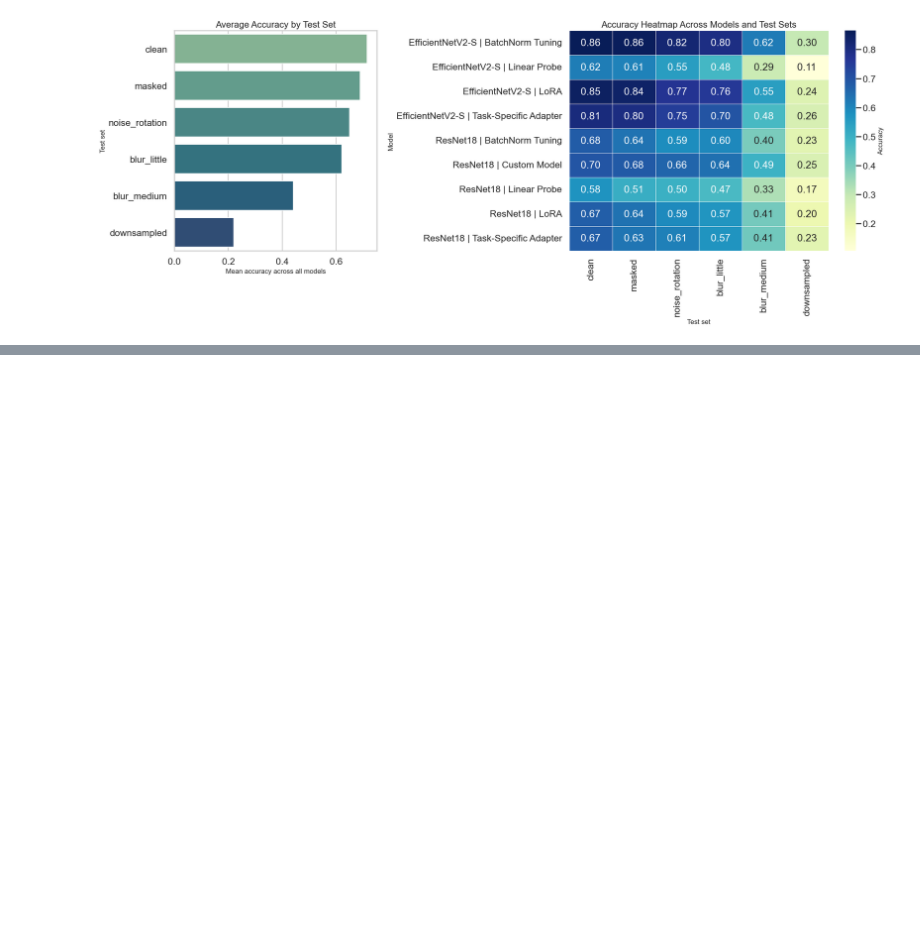
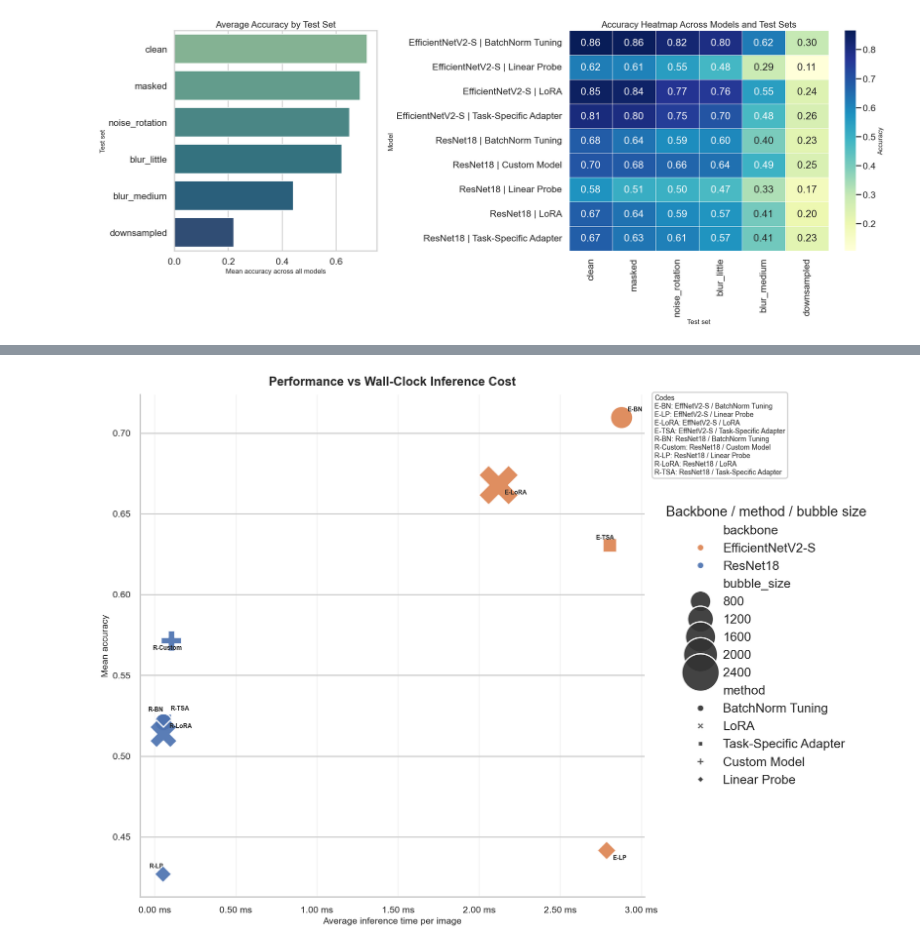
Before and after one commit to phanguy30/food_classification, a Jupyter notebook: analysis.ipynb, the cells around one changed output, grey strips where cells are left out. Cells and saved outputs as stored; diff of their text form; code cells hidden in the pictures; blank space fills up the shorter version.

```diff
--- a/analysis.ipynb
+++ b/analysis.ipynb
@@ -310,0 +329,26 @@ plt.show()
+# %%
+size_scale = plot_df["trainable_parameters"] / plot_df["trainable_parameters"].max()
+plot_df["bubble_size"] = 500 + 2200 * size_scale
+
+fig, ax = plt.subplots(figsize=(14, 10), constrained_layout=True)
+sns.scatterplot(
+    data=plot_df,
+    x="avg_time_per_image",
+    y="mean_accuracy",
+    size="bubble_size",
+    hue="backbone",
+    style="method",
+    palette=palette,
+    sizes=(500, 2700),
+    alpha=0.92,
+    ax=ax,
+)
+annotate_codes(ax, plot_df, "avg_time_per_image", "mean_accuracy", dx=8, dy=8)
+style_axis(ax, xlabel="Average inference time per image", ylabel="Mean accuracy", title="Performance vs Wall-Clock Inference Cost")
+ax.xaxis.set_major_formatter(FuncFormatter(lambda x, pos: f"{x * 1000:.2f} ms"))
+ax.tick_params(axis="both", labelsize=12)
+ax.legend(title="Backbone / method / bubble size", frameon=False, bbox_to_anchor=(1.02, 0.5), loc="center left")
+add_code_key(ax, plot_df, loc=(1.02, 1.0))
+plt.show()
+# %% [output]
+[figure, added]
```
Also changed, not shown: parts of 15 cells of this notebook.
